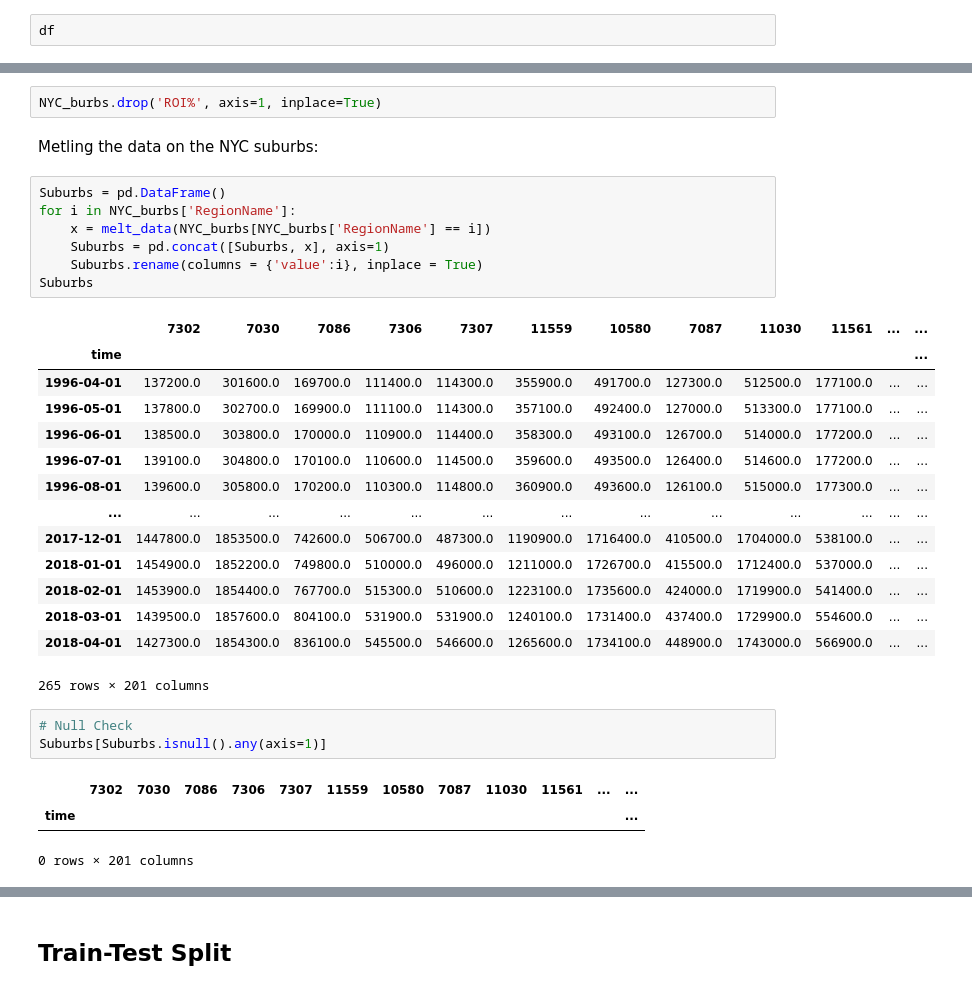
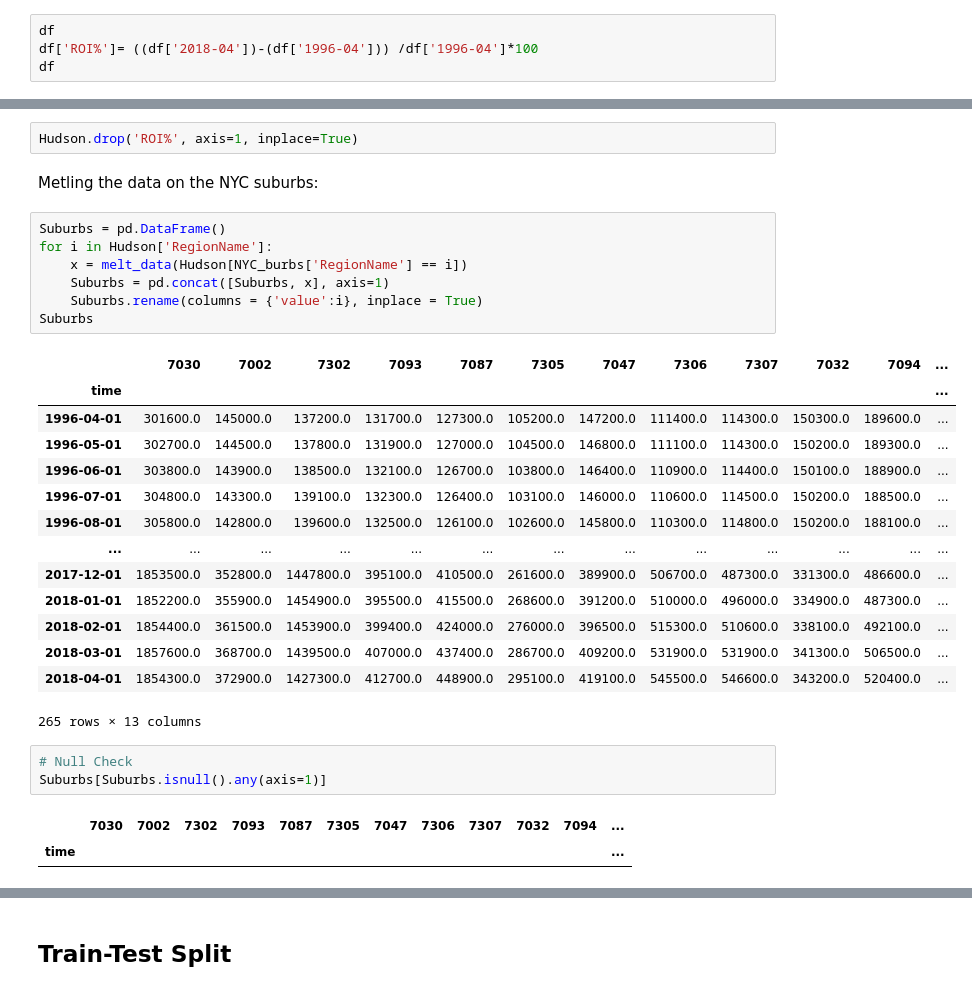
Before and after one commit to icapeli/Hudson-County-Time-Series, a Jupyter notebook: phase_4_project.ipynb, the cells around one changed output, grey strips where cells are left out. Saved outputs shown, nothing was run; the diff lists cells and outputs as text.

```diff
--- a/phase_4_project.ipynb
+++ b/phase_4_project.ipynb
@@ -47,6 +51,8 @@ df = pd.read_csv('zillow_data.csv')
 Showing the DataFrame:
 # %%
 df
+df['ROI%']= ((df['2018-04'])-(df['1996-04'])) /df['1996-04']*100
+df
 # %% [output]
 |  | RegionID | RegionName | City | State | Metro | CountyName | SizeRank | 1996-04 | 1996-05 | 1996-06 | ... |
 | 0 | 84654 | 60657 | Chicago | IL | Chicago | Cook | 1 | 334200.0 | 335400.0 | 336500.0 | ... |
@@ -284,35 +334,34 @@ def melt_data(df):
 # %% [markdown]
 Before I melt the data, I need to eliminate any columns with string values so I have to eliminate the ROI% column:
 # %%
-NYC_burbs.drop('ROI%', axis=1, inplace=True)
+Hudson.drop('ROI%', axis=1, inplace=True)
 # %% [markdown]
 Metling the data on the NYC suburbs:
 # %%
 Suburbs = pd.DataFrame()
-for i in NYC_burbs['RegionName']:
-    x = melt_data(NYC_burbs[NYC_burbs['RegionName'] == i])
+for i in Hudson['RegionName']:
+    x = melt_data(Hudson[NYC_burbs['RegionName'] == i])
     Suburbs = pd.concat([Suburbs, x], axis=1)
     Suburbs.rename(columns = {'value':i}, inplace = True)
 Suburbs
 # %% [output]
-|  | 7302 | 7030 | 7086 | 7306 | 7307 | 11559 | 10580 | 7087 | 11030 | 11561 | ... | ... |
+|  | 7030 | 7002 | 7302 | 7093 | 7087 | 7305 | 7047 | 7306 | 7307 | 7032 | 7094 | ... |
 | time |  |  |  |  |  |  |  |  |  |  |  | ... |
-| 1996-04-01 | 137200.0 | 301600.0 | 169700.0 | 111400.0 | 114300.0 | 355900.0 | 491700.0 | 127300.0 | 512500.0 | 177100.0 | ... | ... |
-| 1996-05-01 | 137800.0 | 302700.0 | 169900.0 | 111100.0 | 114300.0 | 357100.0 | 492400.0 | 127000.0 | 513300.0 | 177100.0 | ... | ... |
-| 1996-06-01 | 138500.0 | 303800.0 | 170000.0 | 110900.0 | 114400.0 | 358300.0 | 493100.0 | 126700.0 | 514000.0 | 177200.0 | ... | ... |
-| 1996-07-01 | 139100.0 | 304800.0 | 170100.0 | 110600.0 | 114500.0 | 359600.0 | 493500.0 | 126400.0 | 514600.0 | 177200.0 | ... | ... |
-| 1996-08-01 | 139600.0 | 305800.0 | 170200.0 | 110300.0 | 114800.0 | 360900.0 | 493600.0 | 126100.0 | 515000.0 | 177300.0 | ... | ... |
+| 1996-04-01 | 301600.0 | 145000.0 | 137200.0 | 131700.0 | 127300.0 | 105200.0 | 147200.0 | 111400.0 | 114300.0 | 150300.0 | 189600.0 | ... |
+| 1996-05-01 | 302700.0 | 144500.0 | 137800.0 | 131900.0 | 127000.0 | 104500.0 | 146800.0 | 111100.0 | 114300.0 | 150200.0 | 189300.0 | ... |
+| 1996-06-01 | 303800.0 | 143900.0 | 138500.0 | 132100.0 | 126700.0 | 103800.0 | 146400.0 | 110900.0 | 114400.0 | 150100.0 | 188900.0 | ... |
+| 1996-07-01 | 304800.0 | 143300.0 | 139100.0 | 132300.0 | 126400.0 | 103100.0 | 146000.0 | 110600.0 | 114500.0 | 150200.0 | 188500.0 | ... |
+| 1996-08-01 | 305800.0 | 142800.0 | 139600.0 | 132500.0 | 126100.0 | 102600.0 | 145800.0 | 110300.0 | 114800.0 | 150200.0 | 188100.0 | ... |
 | ... | ... | ... | ... | ... | ... | ... | ... | ... | ... | ... | ... | ... |
-| 2017-12-01 | 1447800.0 | 1853500.0 | 742600.0 | 506700.0 | 487300.0 | 1190900.0 | 1716400.0 | 410500.0 | 1704000.0 | 538100.0 | ... | ... |
-| 2018-01-01 | 1454900.0 | 1852200.0 | 749800.0 | 510000.0 | 496000.0 | 1211000.0 | 1726700.0 | 415500.0 | 1712400.0 | 537000.0 | ... | ... |
-| 2018-02-01 | 1453900.0 | 1854400.0 | 767700.0 | 515300.0 | 510600.0 | 1223100.0 | 1735600.0 | 424000.0 | 1719900.0 | 541400.0 | ... | ... |
-| 2018-03-01 | 1439500.0 | 1857600.0 | 804100.0 | 531900.0 | 531900.0 | 1240100.0 | 1731400.0 | 437400.0 | 1729900.0 | 554600.0 | ... | ... |
-| 2018-04-01 | 1427300.0 | 1854300.0 | 836100.0 | 545500.0 | 546600.0 | 1265600.0 | 1734100.0 | 448900.0 | 1743000.0 | 566900.0 | ... | ... |
+| 2017-12-01 | 1853500.0 | 352800.0 | 1447800.0 | 395100.0 | 410500.0 | 261600.0 | 389900.0 | 506700.0 | 487300.0 | 331300.0 | 486600.0 | ... |
+| 2018-01-01 | 1852200.0 | 355900.0 | 1454900.0 | 395500.0 | 415500.0 | 268600.0 | 391200.0 | 510000.0 | 496000.0 | 334900.0 | 487300.0 | ... |
+| 2018-02-01 | 1854400.0 | 361500.0 | 1453900.0 | 399400.0 | 424000.0 | 276000.0 | 396500.0 | 515300.0 | 510600.0 | 338100.0 | 492100.0 | ... |
+| 2018-03-01 | 1857600.0 | 368700.0 | 1439500.0 | 407000.0 | 437400.0 | 286700.0 | 409200.0 | 531900.0 | 531900.0 | 341300.0 | 506500.0 | ... |
+| 2018-04-01 | 1854300.0 | 372900.0 | 1427300.0 | 412700.0 | 448900.0 | 295100.0 | 419100.0 | 545500.0 | 546600.0 | 343200.0 | 520400.0 | ... |
-265 rows × 201 columns
+265 rows × 13 columns
 # %%
 # Null Check
 Suburbs[Suburbs.isnull().any(axis=1)]
 # %% [output]
-|  | 7302 | 7030 | 7086 | 7306 | 7307 | 11559 | 10580 | 7087 | 11030 | 11561 | ... | ... |
+|  | 7030 | 7002 | 7302 | 7093 | 7087 | 7305 | 7047 | 7306 | 7307 | 7032 | 7094 | ... |
 | time |  |  |  |  |  |  |  |  |  |  |  | ... |
-0 rows × 201 columns
```
Also changed, not shown: parts of 91 cells of this notebook.
